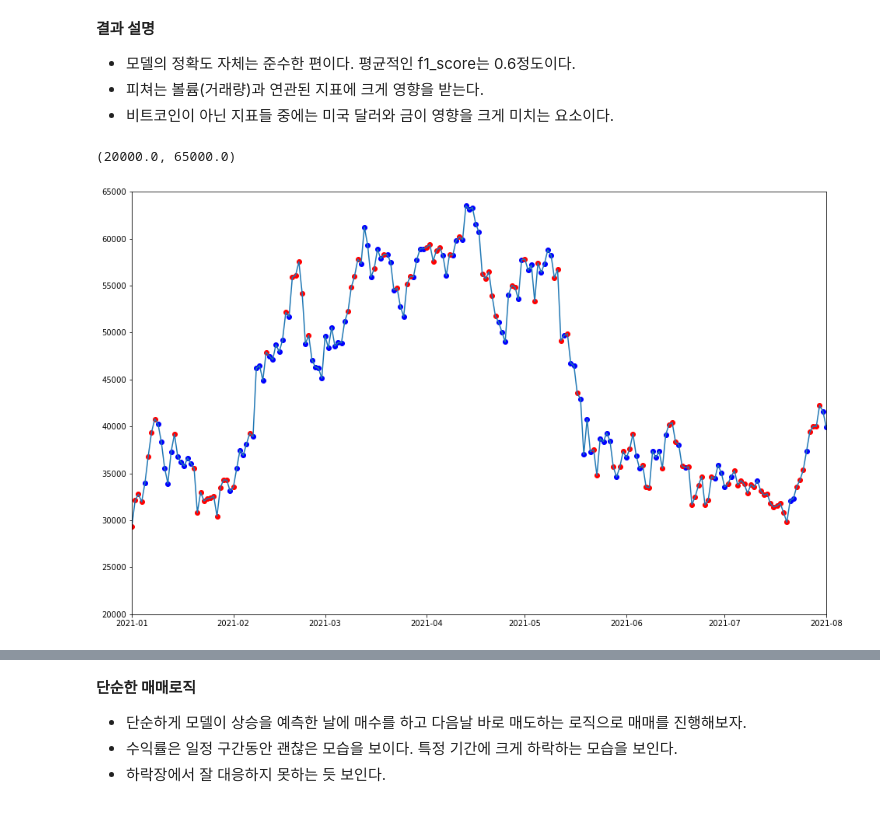
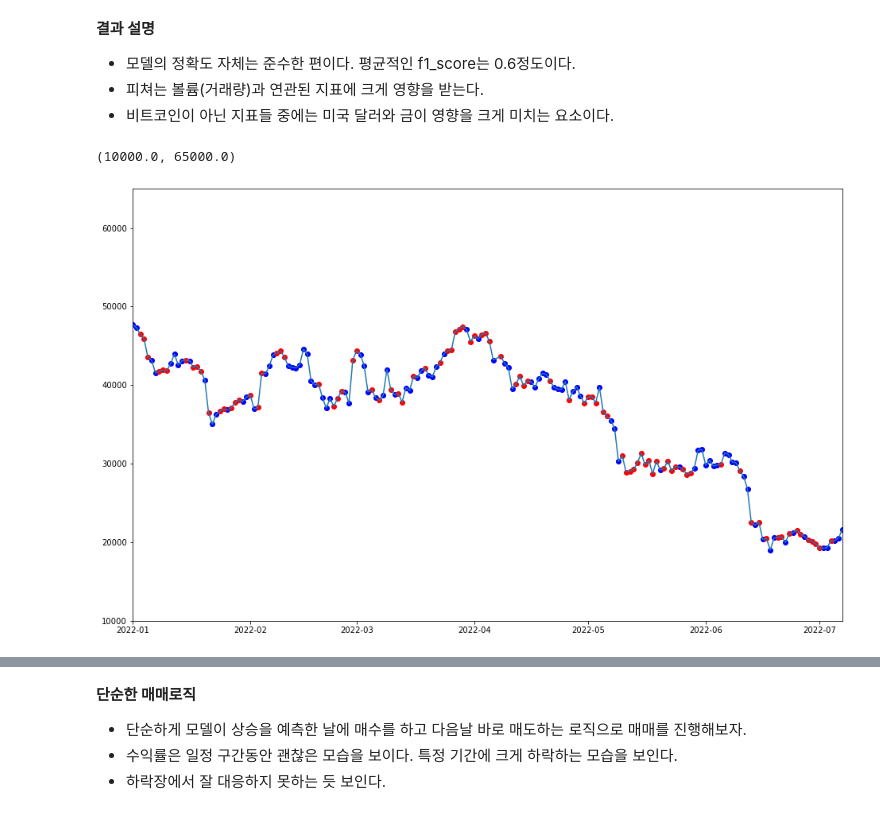
Before and after one commit to Think-JIn99/All-about-Market, a Jupyter notebook: trading/Jeong/machine_trade/model/only_btc/model_test_classify.ipynb, the cells around one changed output, grey strips where cells are left out. Saved outputs shown, nothing was run; the diff lists cells and outputs as text; code cells hidden in the pictures.

```diff
--- a/trading/Jeong/machine_trade/model/only_btc/model_test_classify.ipynb
+++ b/trading/Jeong/machine_trade/model/only_btc/model_test_classify.ipynb
@@ -253,11 +253,11 @@ def plot_point(long_point, short_point, days=300):
     plt.scatter(x=long_point, y = in_value, c='r')
     # plt.xlim(new_df.index[-days], new_df.index[-SIZE])
 # %%
-start_day, end_day = ("2021-01-01","2021-08-01")
+start_day, end_day = ("2022-01-01","2022-07-07")
 long_point, short_point = get_trade_point(pred_series[start_day: end_day])
 plot_point(long_point, short_point)
 plt.xlim(start_day, end_day)
-plt.ylim(20000, 65000)
+plt.ylim(10000, 65000)
 # %% [output]
-(20000.0, 65000.0)
+(10000.0, 65000.0)
-[figure, old version]
+[figure, new version]
```
Also changed, not shown: parts of 16 cells of this notebook.
